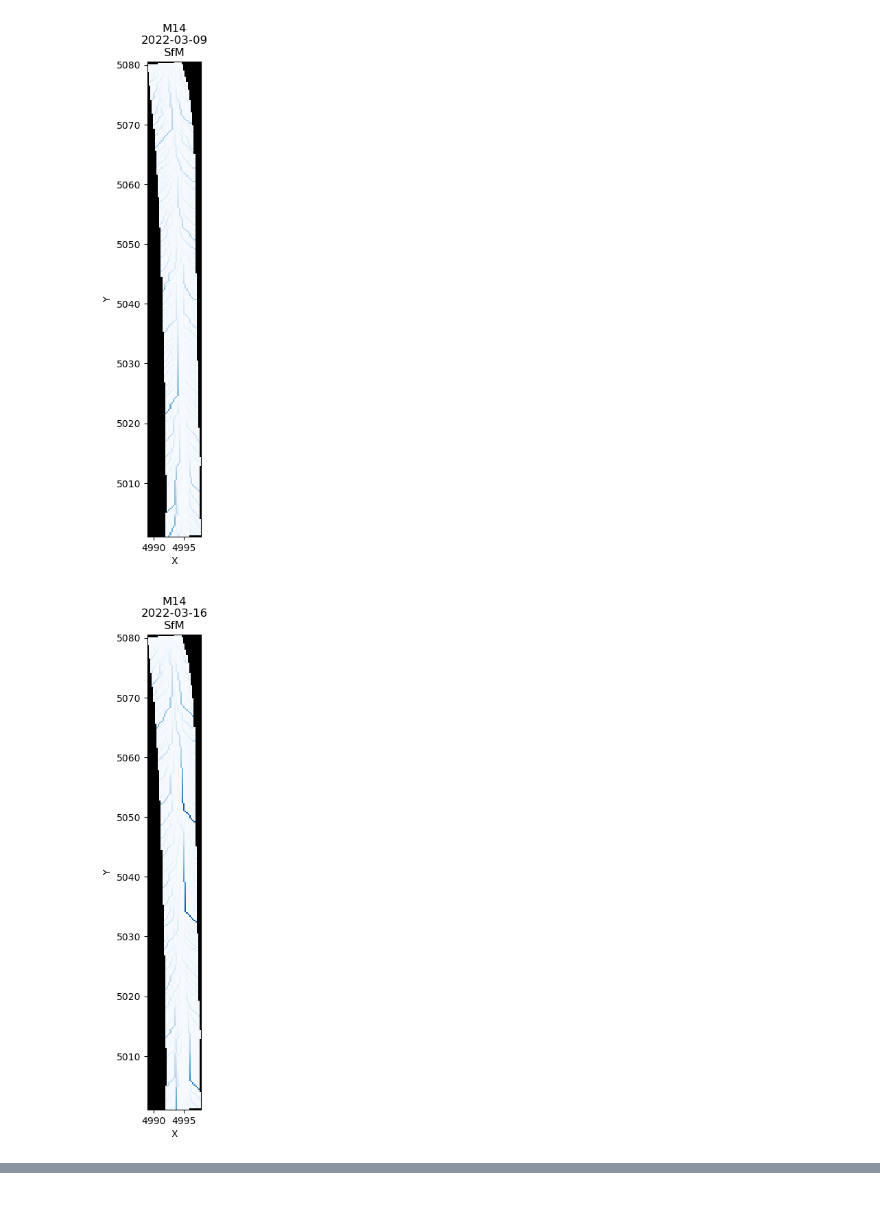
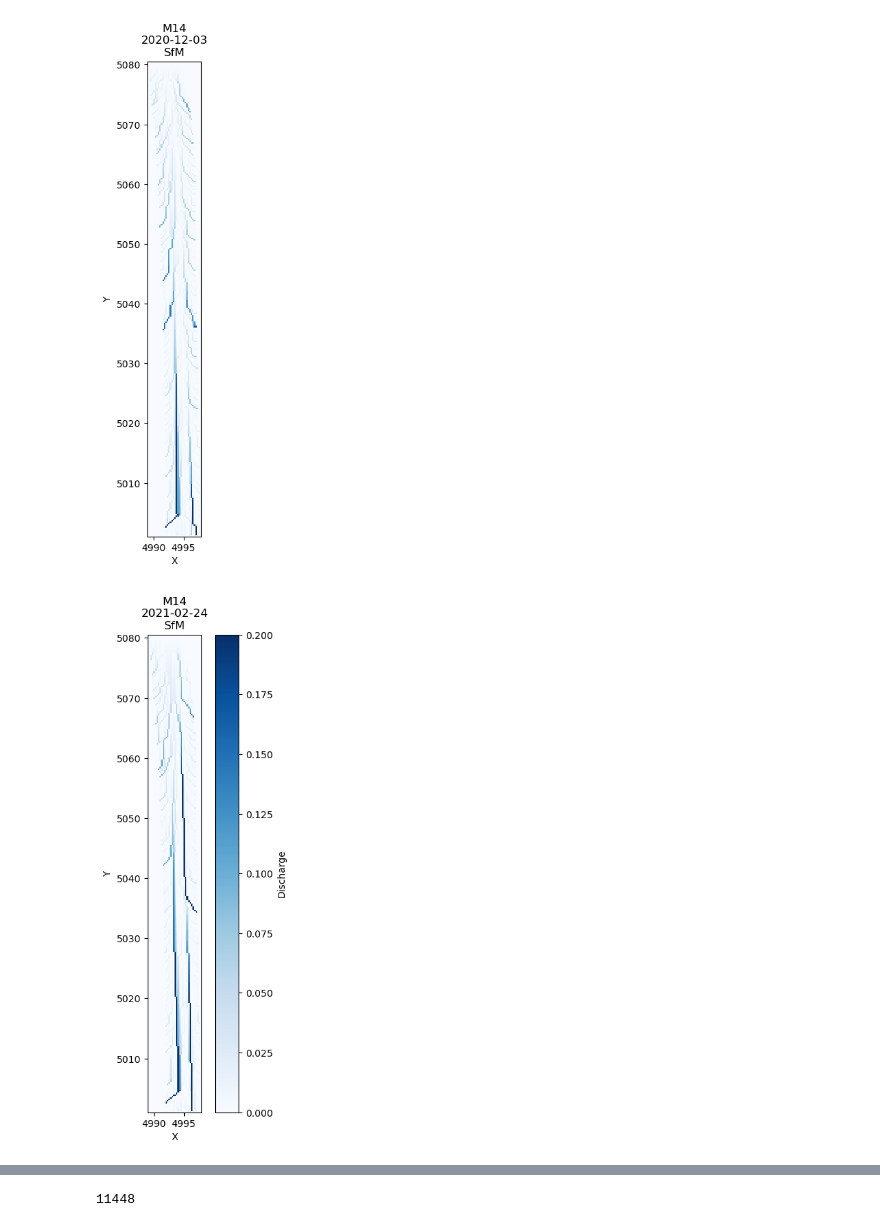
Before and after one commit to amanaster2/ll_micro, a Jupyter notebook: flowAccumulation.ipynb, the cells around one changed output, grey strips where cells are left out. Drawn from its saved outputs; the diff is of its cells as text; code cells hidden in the pictures; blank space fills up the shorter version.

Commit message:
Figuring out drainage area issue

```diff
--- a/flowAccumulation.ipynb
+++ b/flowAccumulation.ipynb
@@ -36 +38,10 @@ from landlab.components.flow_accum import find_drainage_area_and_discharge
+# %%
+mg_m14_20201203_lidar.status_at_node[z_m14_20201203_lidar == -9999] = mg_m14_20201203_lidar.BC_NODE_IS_FIXED_VALUE
+mg_m14_20201203_sfm.status_at_node[z_m14_20201203_sfm == -9999] = mg_m14_20201203_sfm.BC_NODE_IS_FIXED_VALUE
+mg_m14_20210224_sfm.status_at_node[z_m14_20210224_sfm == -9999] = mg_m14_20210224_sfm.BC_NODE_IS_FIXED_VALUE
+
+# mg_m14_20220324_sfm.set_nodata_nodes_to_closed(z_m14_20220324_sfm, -9999)
+# mg_m14_20220411_sfm.set_nodata_nodes_to_closed(z_m14_20220411_sfm, -9999)
+# mg_m14_20220428_sfm.set_nodata_nodes_to_closed(z_m14_20220428_sfm, -9999)
+# mg_m14_20220601_sfm.set_nodata_nodes_to_closed(z_m14_20220601_sfm, -9999)
 # %%
@@ -93,0 +97,8 @@ mg_m14_20220601_sfm.set_nodata_nodes_to_closed(z_m14_20220601_sfm, -9999)
+# %%
+mg_m14_20201203_lidar.at_node['drainage_area'][mg_m14_20201203_lidar.status_at_node==mg_m14_20201203_lidar.BC_NODE_IS_FIXED_VALUE] = 0
+mg_m14_20201203_sfm.at_node['drainage_area'][mg_m14_20201203_sfm.status_at_node==mg_m14_20201203_sfm.BC_NODE_IS_FIXED_VALUE] = 0
+mg_m14_20210224_sfm.at_node['drainage_area'][mg_m14_20210224_sfm.status_at_node==mg_m14_20210224_sfm.BC_NODE_IS_FIXED_VALUE] = 0
+
+mg_m14_20201203_lidar.at_node['surface_water__discharge'][mg_m14_20201203_lidar.status_at_node==mg_m14_20201203_lidar.BC_NODE_IS_FIXED_VALUE] = 0
+mg_m14_20201203_sfm.at_node['surface_water__discharge'][mg_m14_20201203_sfm.status_at_node==mg_m14_20201203_sfm.BC_NODE_IS_FIXED_VALUE] = 0
+mg_m14_20210224_sfm.at_node['surface_water__discharge'][mg_m14_20210224_sfm.status_at_node==mg_m14_20210224_sfm.BC_NODE_IS_FIXED_VALUE] = 0
@@ -122,36 +174,36 @@ plt.show();
 # %%
 plt.figure(figsize=(5,9))
-imshow_grid(mg_m14_20220309_lidar,'surface_water__discharge', plot_name = 'M14\n2022-03-09\nLiDAR', \
+imshow_grid(mg_m14_20201203_lidar,'surface_water__discharge', plot_name = 'M14\n2020-12-03\nLiDAR', \
     cmap='Blues', vmin=0, vmax=0.2, allow_colorbar=False)
 plt.show();
 
 plt.figure(figsize=(5,9))
-imshow_grid(mg_m14_20220309_sfm,'surface_water__discharge', plot_name = 'M14\n2022-03-09\nSfM', \
+imshow_grid(mg_m14_20201203_sfm,'surface_water__discharge', plot_name = 'M14\n2020-12-03\nSfM', \
     cmap='Blues', vmin=0, vmax=0.2, allow_colorbar=False)
 plt.show();
 
 plt.figure(figsize=(5,9))
-imshow_grid(mg_m14_20220316_sfm,'surface_water__discharge', plot_name = 'M14\n2022-03-16\nSfM', \
-    cmap='Blues', vmin=0, vmax=0.2, allow_colorbar=False)
+imshow_grid(mg_m14_20210224_sfm,'surface_water__discharge', plot_name = 'M14\n2021-02-24\nSfM', \
+    cmap='Blues', vmin=0, vmax=0.2, colorbar_label='Discharge')
 plt.show();
 
-plt.figure(figsize=(5,9))
-imshow_grid(mg_m14_20220324_sfm,'surface_water__discharge', plot_name = 'M14\n2022-03-24\nSfM', \
-    cmap='Blues', vmin=0, vmax=0.2, allow_colorbar=False)
-plt.show();
+# plt.figure(figsize=(5,9))
+# imshow_grid(mg_m14_20220324_sfm,'surface_water__discharge', plot_name = 'M14\n2022-03-24\nSfM', \
+#     cmap='Blues', vmin=0, vmax=0.2, allow_colorbar=False)
+# plt.show();
 
-plt.figure(figsize=(5,9))
-imshow_grid(mg_m14_20220411_sfm,'surface_water__discharge', plot_name = 'M14\n2022-04-11\nSfM', \
-    cmap='Blues', vmin=0, vmax=0.2, allow_colorbar=False)
-plt.show();
+# plt.figure(figsize=(5,9))
+# imshow_grid(mg_m14_20220411_sfm,'surface_water__discharge', plot_name = 'M14\n2022-04-11\nSfM', \
+#     cmap='Blues', vmin=0, vmax=0.2, allow_colorbar=False)
+# plt.show();
 
-plt.figure(figsize=(5,9))
-imshow_grid(mg_m14_20220428_sfm,'surface_water__discharge', plot_name = 'M14\n2022-04-28\nSfM', \
-    cmap='Blues', vmin=0, vmax=0.2, allow_colorbar=False)
-plt.show();
+# plt.figure(figsize=(5,9))
+# imshow_grid(mg_m14_20220428_sfm,'surface_water__discharge', plot_name = 'M14\n2022-04-28\nSfM', \
+#     cmap='Blues', vmin=0, vmax=0.2, allow_colorbar=False)
+# plt.show();
 
-plt.figure(figsize=(5,9))
-imshow_grid(mg_m14_20220601_sfm,'surface_water__discharge', plot_name = 'M14\n2022-06-01\nSfM', \
-    cmap='Blues', vmin=0, vmax=0.2, colorbar_label='Discharge')
-plt.show();
+# plt.figure(figsize=(5,9))
+# imshow_grid(mg_m14_20220601_sfm,'surface_water__discharge', plot_name = 'M14\n2022-06-01\nSfM', \
+#     cmap='Blues', vmin=0, vmax=0.2, colorbar_label='Discharge')
+# plt.show();
 # %% [output]
@@ -159,2 +211,2 @@ plt.show();
-[figure, old version]
+[figure, new version]
-[figure, old version]
+[figure, new version]
@@ -164,0 +217,4 @@ plt.show();
+# %%
+(area>0).size
+# %% [output]
+11448
```
Also changed, not shown: parts of 14 cells of this notebook.
